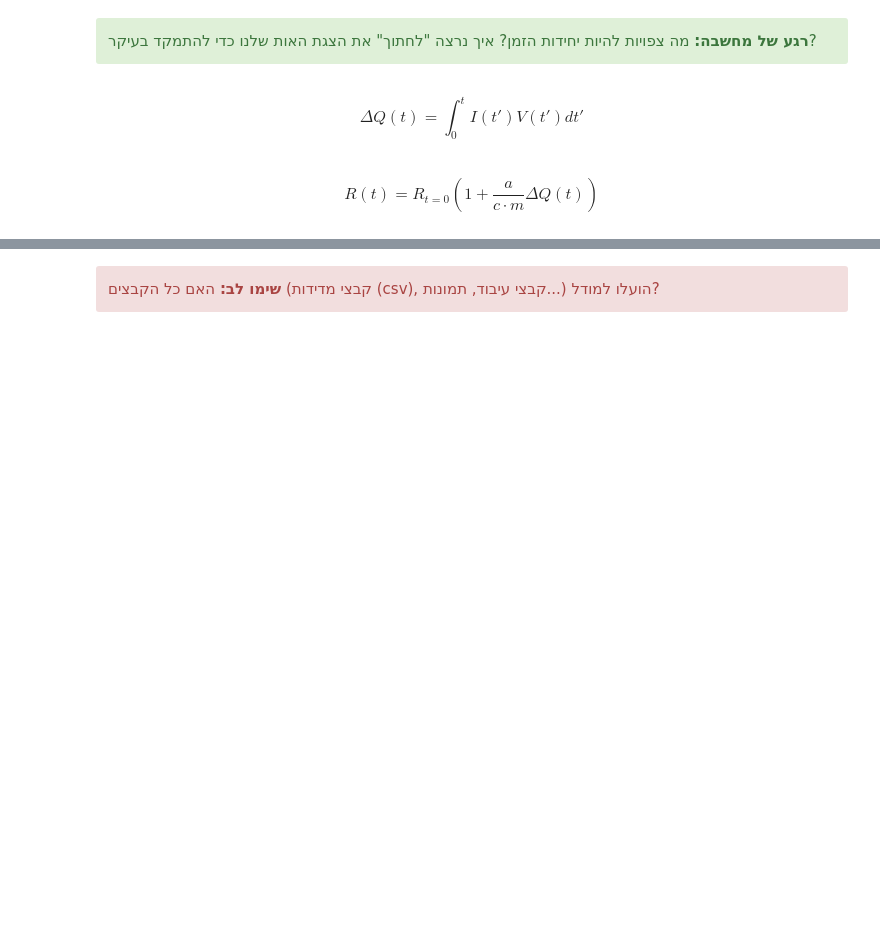
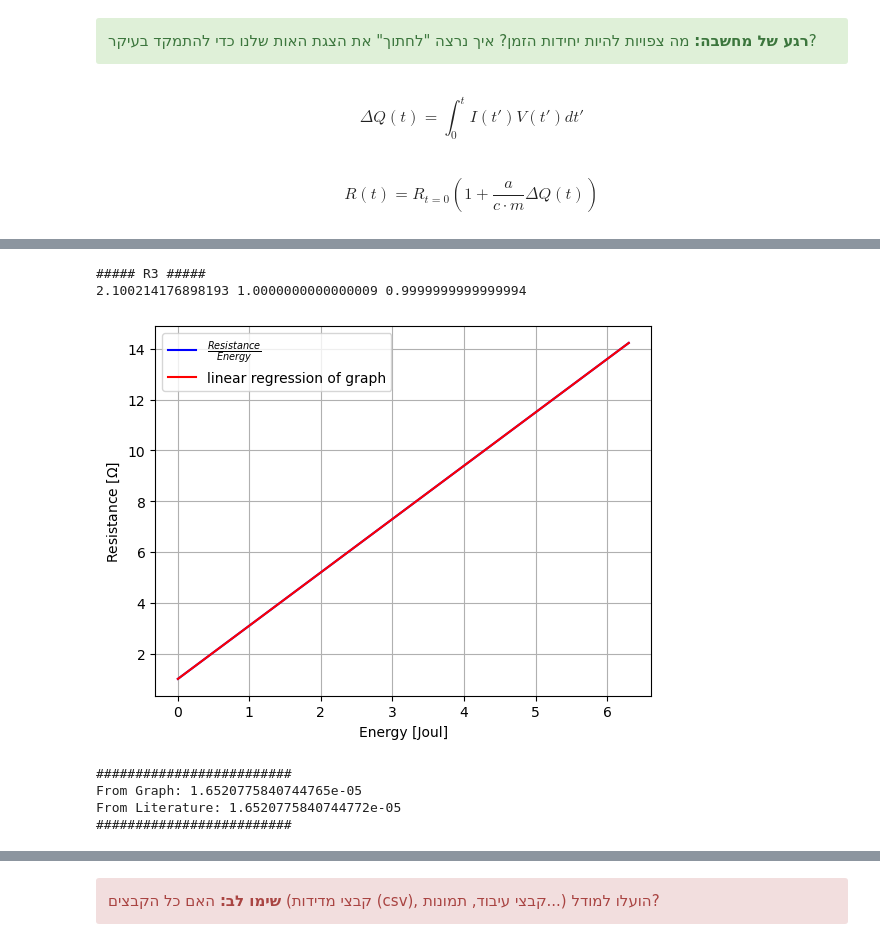
Before and after one commit to eranShalev/Resistance_Lab, a Jupyter notebook: Lab2_Resistance_LogBook_Arad_Eran.ipynb, the cells around one changed output, grey strips where cells are left out. Drawn from its saved outputs; the diff is of its cells as text; code cells hidden in the pictures; blank space fills up the shorter version.

```diff
--- a/Lab2_Resistance_LogBook_Arad_Eran.ipynb
+++ b/Lab2_Resistance_LogBook_Arad_Eran.ipynb
@@ -307,0 +327,35 @@ print(I)
+# %%
+### Measurement of R3
+print("##### R3 #####")
+
+t, Vx, Vy = importData("Measurements//R3.CSV")
+I, V, R, E = IVRE(t, Vx, Vy, "mo")
+
+plt.figure()
+
+# Resistance as a function of energy
+plt.plot(E, R, 'b', label="$\\frac{Resistance}{Energy}$")
+
+
+plt.xlabel("Energy [Joul]")
+plt.ylabel("Resistance [$\\Omega$]")
+
+# Linear Regression of graph
+
+fit = linregress(E, R)
+slope, intercept, rvalue = fit.slope, fit.intercept, fit.rvalue
+plt.plot(E, E * slope + intercept, 'r', label='linear regression of graph')
+
+plt.grid()
+plt.legend()
+plt.show()
+
+print("#########################", f"\nFrom Graph: {slope * mass_Mo}\nFrom Literature: {alpha_lit_Mo/hc_lit_Mo}", "\n#########################")
+# %% [output]
+##### R3 #####
+2.100214176898193 1.0000000000000009 0.9999999999999994
+[figure, added]
+#########################
+From Graph: 1.6520775840744765e-05
+From Literature: 1.6520775840744772e-05
+#########################
```
Also changed, not shown: parts of 9 cells of this notebook.
